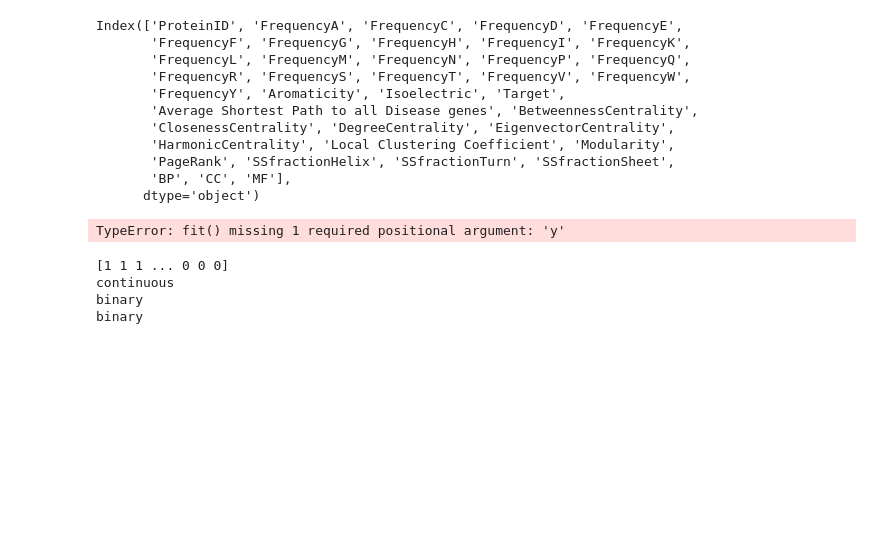
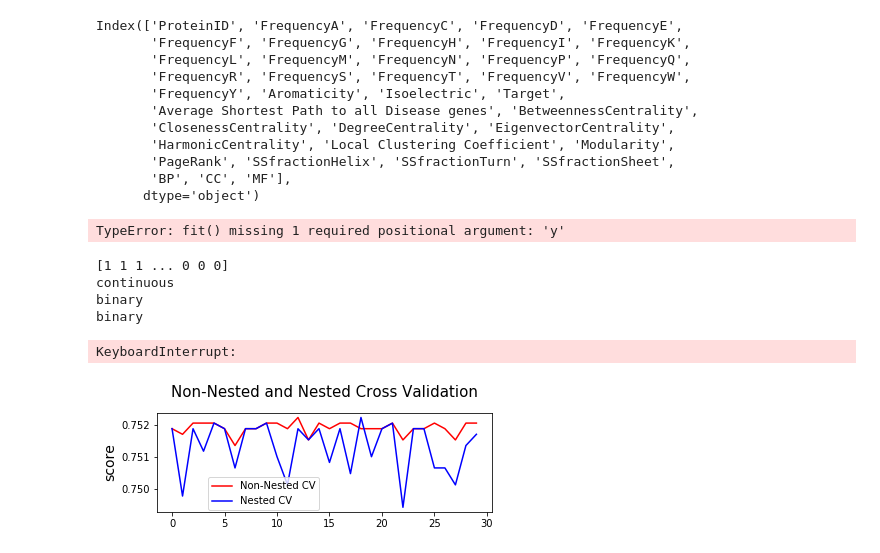
Before and after one commit to LiMengyang990726/Module-Detection, a Jupyter notebook: ML/SVM Classifier DataSet2.ipynb, the cells around one changed output. Saved outputs shown, nothing was run; the diff lists cells and outputs as text; code cells hidden in the pictures; blank space fills up the shorter version.

```diff
--- a/ML/SVM Classifier DataSet2.ipynb
+++ b/ML/SVM Classifier DataSet2.ipynb
@@ -87,18 +87,14 @@ nested_scores = np.zeros(NUM_TRIALS)
 # Loop for each trial
 for i in range(NUM_TRIALS):
 
-    # Choose cross-validation techniques for the inner and outer loops,
-    # independently of the dataset.
-    # E.g "GroupKFold", "LeaveOneOut", "LeaveOneGroupOut", etc.
     inner_cv = KFold(n_splits=4, shuffle=True, random_state=i)
     outer_cv = KFold(n_splits=4, shuffle=True, random_state=i)
 
-    # Non_nested parameter search and scoring
     clf = GridSearchCV(estimator=svm, param_grid=p_grid, cv=inner_cv)
     clf.fit(x_data, y_encoded)
+
     non_nested_scores[i] = clf.best_score_
 
-    # Nested CV with parameter optimization
     nested_score = cross_val_score(clf, X=x_data, y=y_encoded, cv=outer_cv)
     nested_scores[i] = nested_score.mean()
 
@@ -106,14 +102,33 @@ score_difference = non_nested_scores - nested_scores
 
 print("Average difference of {0:6f} with std. dev. of {1:6f}."
       .format(score_difference.mean(), score_difference.std()))
-
-plt.figure()
-plt.subplot(211)
-non_nested_scores_line, = plt.plot(non_nested_scores, color='r')
-nested_line, = plt.plot(nested_scores, color='b')
-plt.ylabel("score", fontsize="14")
-plt.legend([non_nested_scores_line, nested_line],
-           ["Non-Nested CV", "Nested CV"],
-           bbox_to_anchor=(0, .4, .5, 0))
-plt.title("Non-Nested and Nested Cross Validation on Iris Dataset",
-          x=.5, y=1.1, fontsize="15")
+# %% [output]
+KeyboardInterrupt:
+# %%
+import matplotlib.pyplot as plt
+nested_scores = [0.75187379, 0.74978296, 0.75187125, 0.7511745 , 0.75204764,
+       0.75187258, 0.75065464, 0.75187343, 0.75187161, 0.75204716,
+       0.75100453, 0.75013212, 0.75186967, 0.75152633, 0.75187379,
+       0.75082534, 0.75187306, 0.75047873, 0.75222065, 0.75100271,
+       0.75187125, 0.75204316, 0.74943331, 0.75187367, 0.75187343,
+       0.75065525, 0.75065501, 0.75012945, 0.75134932, 0.75169848]
+non_nested_scores = [0.75187184, 0.75169772, 0.75204597, 0.75204597, 0.75204597,
+       0.75187184, 0.75134947, 0.75187184, 0.75187184, 0.75204597,
+       0.75204597, 0.75187184, 0.75222009, 0.75152359, 0.75204597,
+       0.75187184, 0.75204597, 0.75204597, 0.75187184, 0.75187184,
+       0.75187184, 0.75204597, 0.75152359, 0.75187184, 0.75187184,
+       0.75204597, 0.75187184, 0.75152359, 0.75204597, 0.75204597]
+
+plt.figure()
+plt.subplot(211)
+non_nested_scores_line, = plt.plot(non_nested_scores, color='r')
+nested_line, = plt.plot(nested_scores, color='b')
+plt.ylabel("score", fontsize="14")
+plt.legend([non_nested_scores_line, nested_line],
+           ["Non-Nested CV", "Nested CV"],
+           bbox_to_anchor=(0, .4, .5, 0))
+plt.title("Non-Nested and Nested Cross Validation",
+          x=.5, y=1.1, fontsize="15")
+plt.show()
+# %% [output]
+[figure, added]
```
Also changed, not shown: parts of 2 cells of this notebook, 4 other files.
